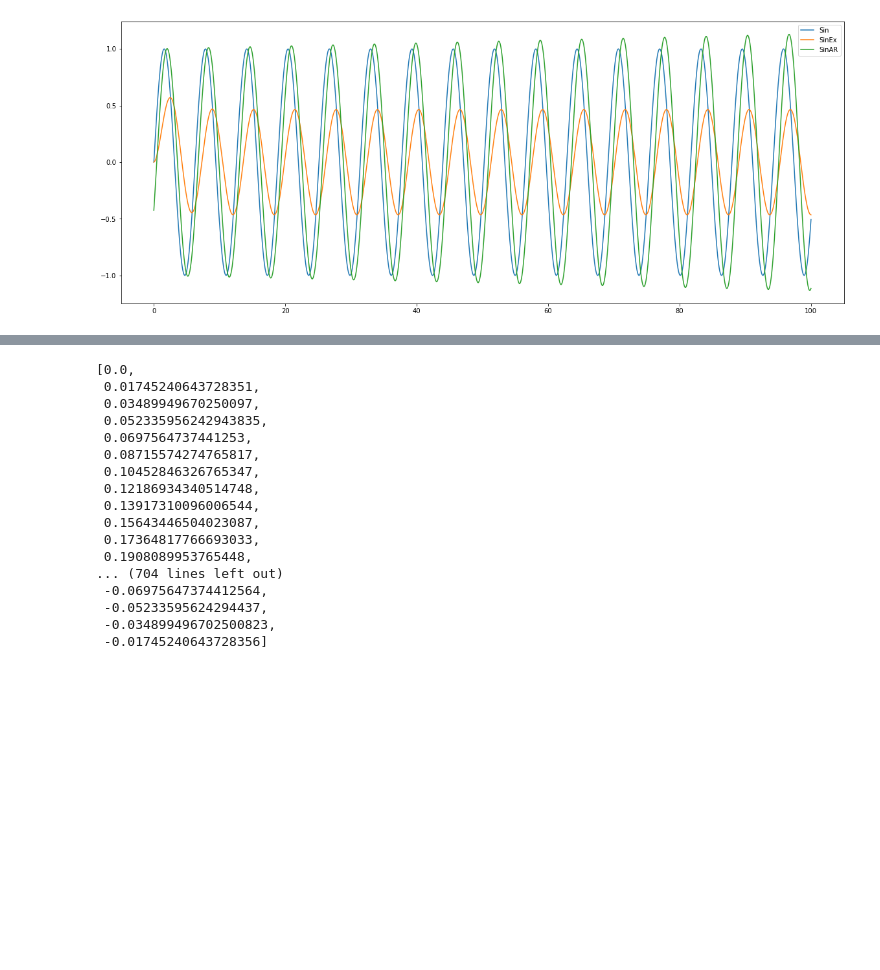
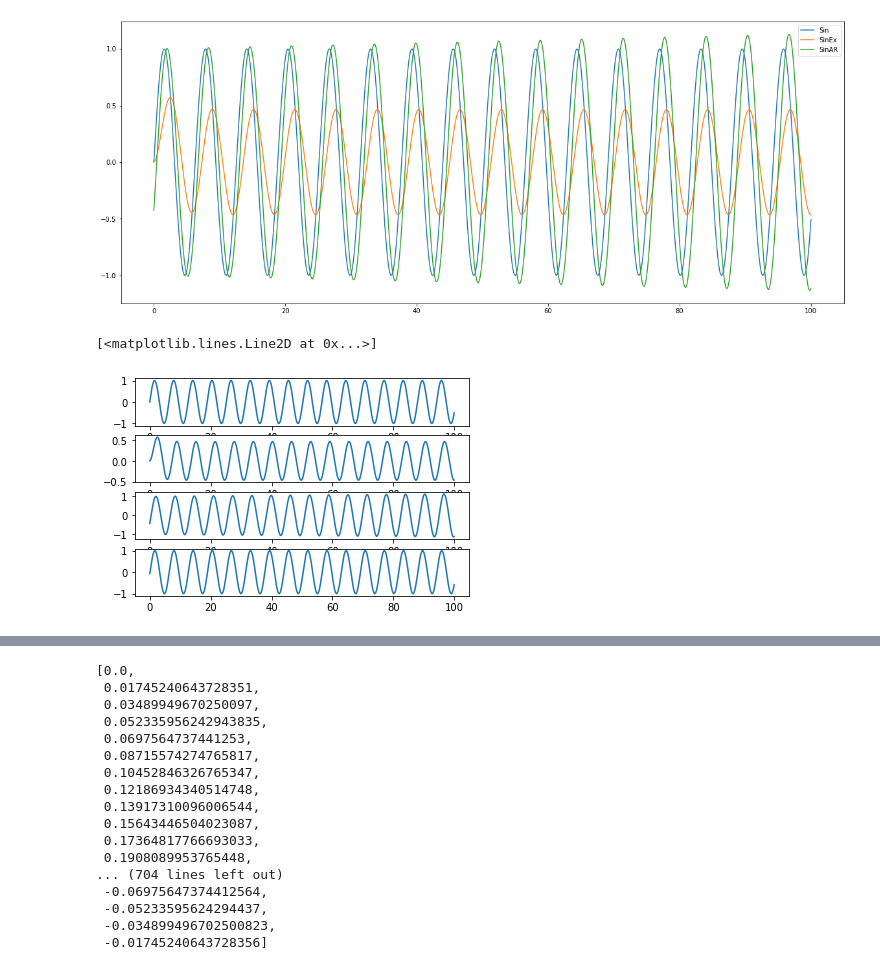
Before and after one commit to Max25112/PythonApplication1, a Jupyter notebook: PythonApplication1/practise.ipynb, the cells around one changed output, grey strips where cells are left out. Saved outputs shown, nothing was run; the diff lists cells and outputs as text; code cells hidden in the pictures; blank space fills up the shorter version.

```diff
--- a/PythonApplication1/practise.ipynb
+++ b/PythonApplication1/practise.ipynb
@@ -91,3 +91,18 @@ plt.legend()
 # %% [output]
 <matplotlib.legend.Legend at 0x...>
 [figure]
+# %%
+plt.subplot(4, 1, 1)
+plt.plot(x1, ysin, label="Sin")
+plt.subplot(4, 1, 2)
+plt.plot(x1, exponential_smoothing(ysin, 0.05), label="SinEx")
+plt.subplot(4, 1, 3)
+plt.plot(x1, func_AR(ysin), label="SinAR")
+plt.subplot(4, 1, 4)
+model = ARMA (ysin, order = (1, 0))
+res = model.fit()
+pred=res.predict()
+plt.plot(x1, pred, label="SinARMA")
+# %% [output]
+[<matplotlib.lines.Line2D at 0x...>]
+[figure, added]
```
Also changed, not shown: parts of 31 cells of this notebook, 1 other file.
